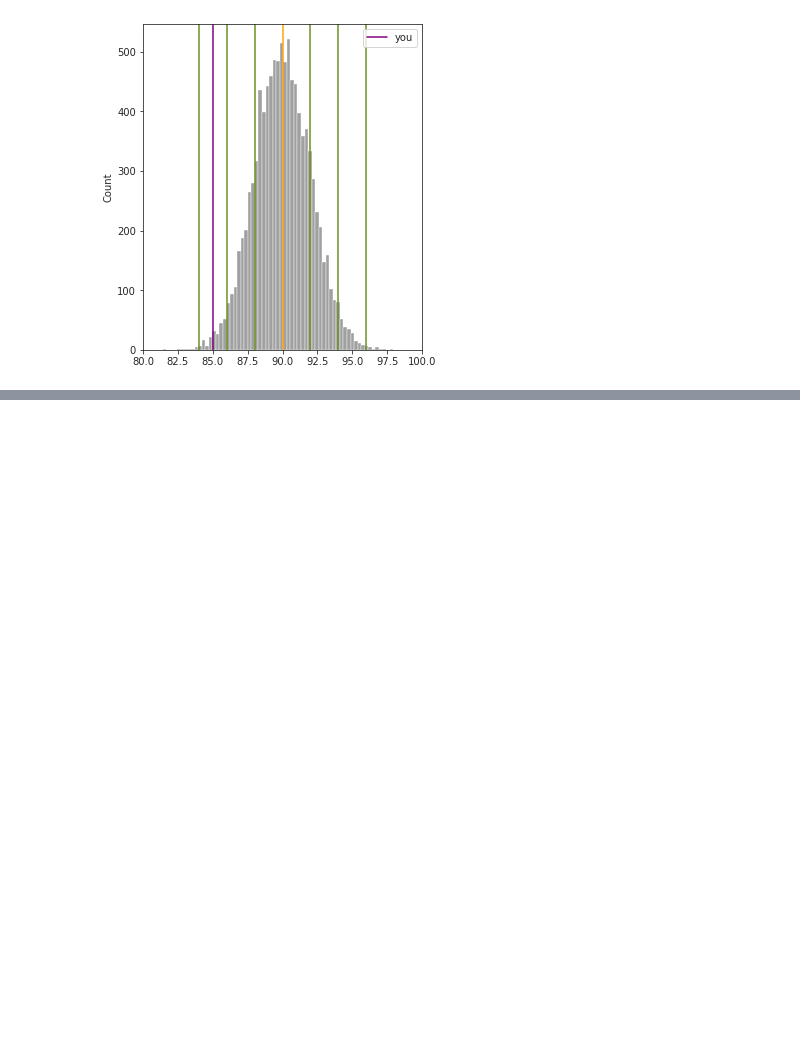
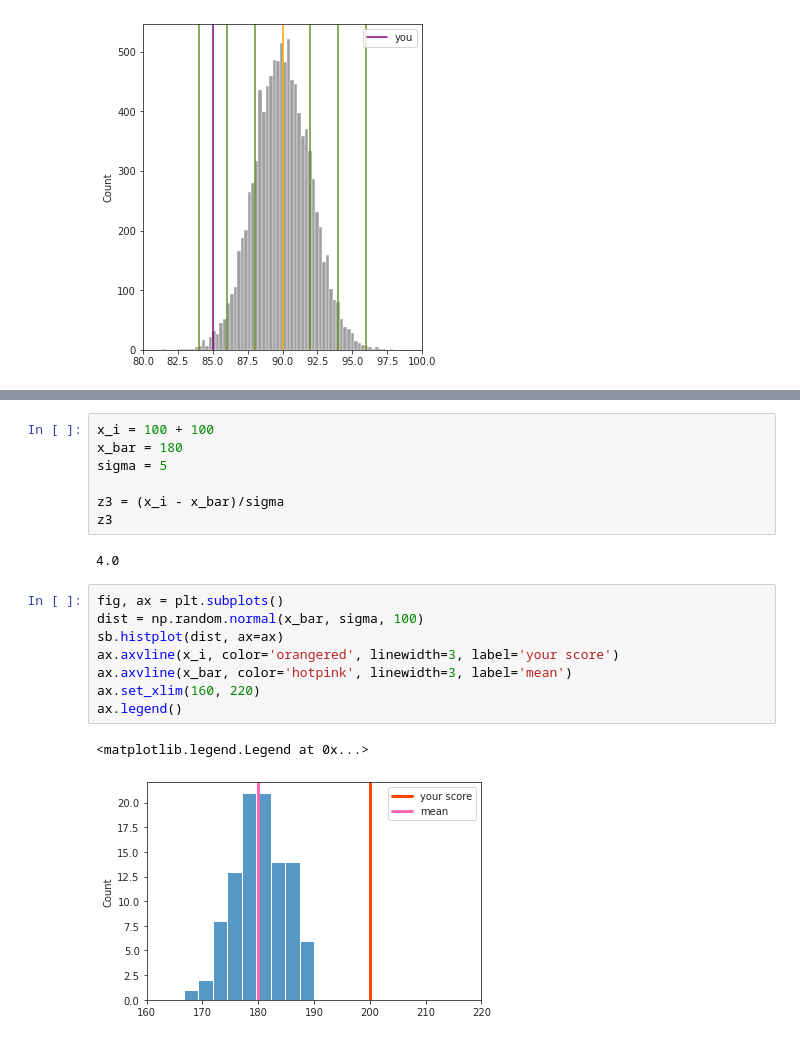
Before and after one commit to Coding-Forest/2021-Statistics, a Jupyter notebook: 01 Probability and Statistics for ML/STAT 07 Introduction to Statistics.ipynb, the cells around one changed output, grey strips where cells are left out. Cells and saved outputs as stored; diff of their text form; blank space fills up the shorter version.

```diff
--- a/01 Probability and Statistics for ML/STAT 07 Introduction to Statistics.ipynb
+++ b/01 Probability and Statistics for ML/STAT 07 Introduction to Statistics.ipynb
@@ -389,0 +446,20 @@ plt.legend()
+# %%
+x_i = 100 + 100
+x_bar = 180
+sigma = 5
+
+z3 = (x_i - x_bar)/sigma
+z3
+# %% [output]
+4.0
+# %%
+fig, ax = plt.subplots()
+dist = np.random.normal(x_bar, sigma, 100)
+sb.histplot(dist, ax=ax)
+ax.axvline(x_i, color='orangered', linewidth=3, label='your score')
+ax.axvline(x_bar, color='hotpink', linewidth=3, label='mean')
+ax.set_xlim(160, 220)
+ax.legend()
+# %% [output]
+<matplotlib.legend.Legend at 0x...>
+[figure, added]
```
Also changed, not shown: parts of 52 cells of this notebook.
